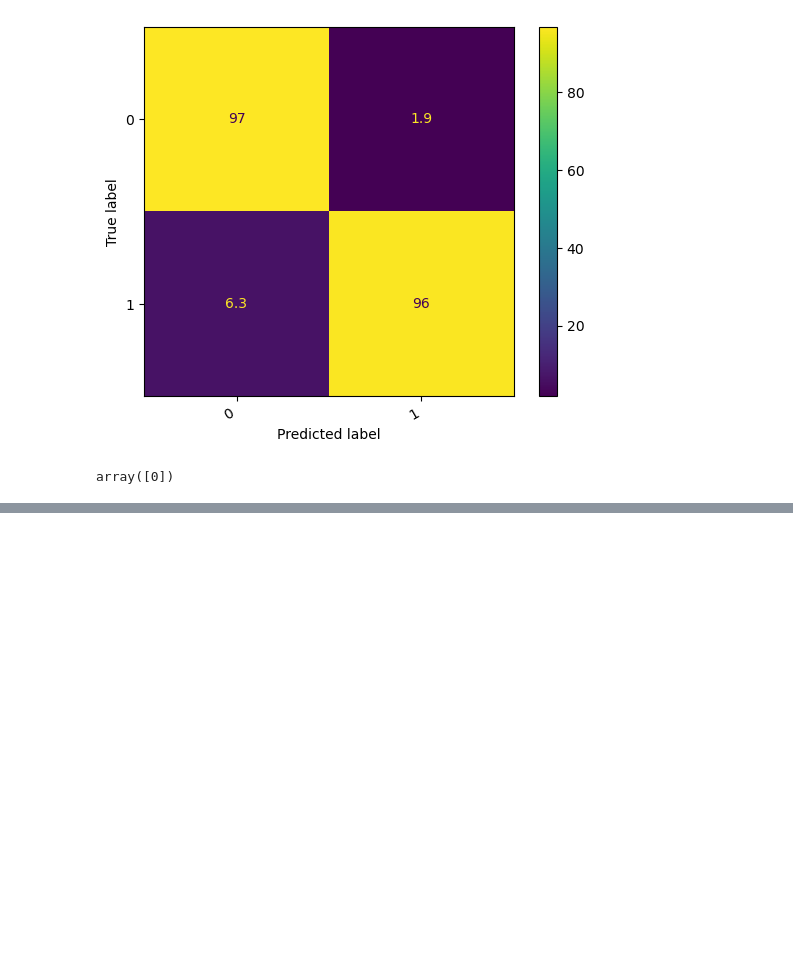
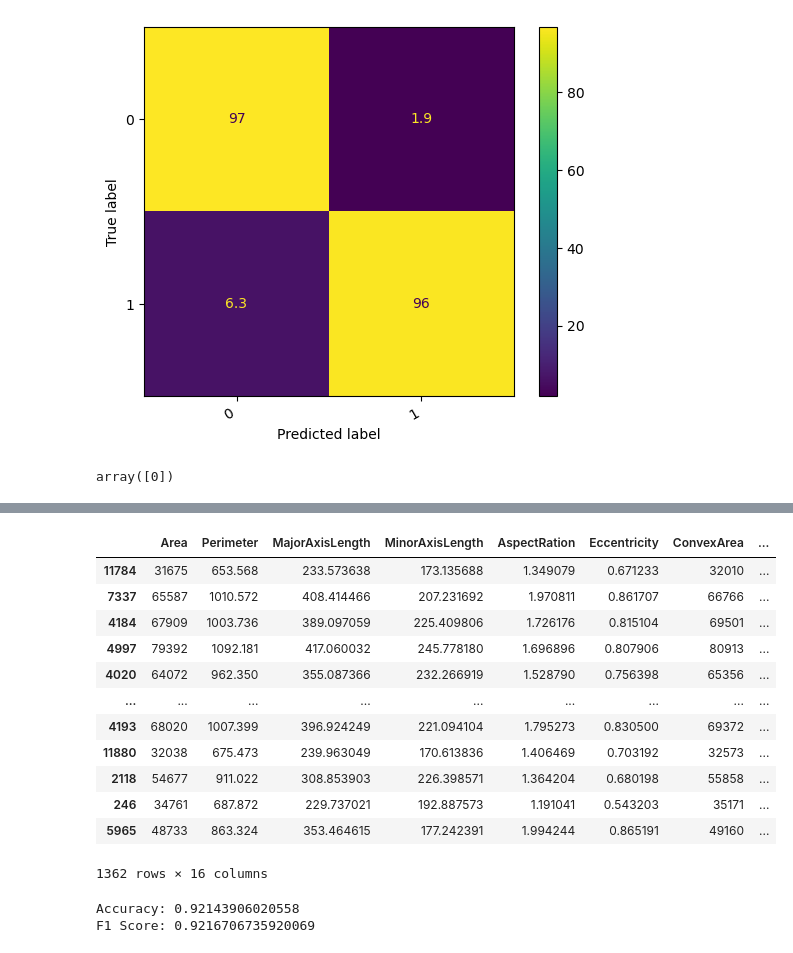
Before and after one commit to sierraporta/InteligenciaAnaliticaDeDatos_MinTIC, a Jupyter notebook: Notebooks/15_SupportVectorMachines.ipynb, the cells around one changed output, grey strips where cells are left out. Drawn from its saved outputs; the diff is of its cells as text; code cells hidden in the pictures; blank space fills up the shorter version.

```diff
--- a/Notebooks/15_SupportVectorMachines.ipynb
+++ b/Notebooks/15_SupportVectorMachines.ipynb
@@ -258,0 +310,4 @@ array([0])
+# %%
+# 2. Separar variables: un conjunto de independientes (X) y un conjunto de dependientes (y)
+X=datos.drop(columns="Class")
+y=datos["Class"]
@@ -258,0 +389,16 @@ array([0])
+# %%
+X_test
+# %% [output]
+|  | Area | Perimeter | MajorAxisLength | MinorAxisLength | AspectRation | Eccentricity | ConvexArea | ... |
+| 11784 | 31675 | 653.568 | 233.573638 | 173.135688 | 1.349079 | 0.671233 | 32010 | ... |
+| 7337 | 65587 | 1010.572 | 408.414466 | 207.231692 | 1.970811 | 0.861707 | 66766 | ... |
+| 4184 | 67909 | 1003.736 | 389.097059 | 225.409806 | 1.726176 | 0.815104 | 69501 | ... |
+| 4997 | 79392 | 1092.181 | 417.060032 | 245.778180 | 1.696896 | 0.807906 | 80913 | ... |
+| 4020 | 64072 | 962.350 | 355.087366 | 232.266919 | 1.528790 | 0.756398 | 65356 | ... |
+| ... | ... | ... | ... | ... | ... | ... | ... | ... |
+| 4193 | 68020 | 1007.399 | 396.924249 | 221.094104 | 1.795273 | 0.830500 | 69372 | ... |
+| 11880 | 32038 | 675.473 | 239.963049 | 170.613836 | 1.406469 | 0.703192 | 32573 | ... |
+| 2118 | 54677 | 911.022 | 308.853903 | 226.398571 | 1.364204 | 0.680198 | 55858 | ... |
+| 246 | 34761 | 687.872 | 229.737021 | 192.887573 | 1.191041 | 0.543203 | 35171 | ... |
+| 5965 | 48733 | 863.324 | 353.464615 | 177.242391 | 1.994244 | 0.865191 | 49160 | ... |
+1362 rows × 16 columns
@@ -258,0 +410,8 @@ array([0])
+# %%
+accuray = accuracy_score(y_pred, y_test)
+f1 = f1_score(y_pred, y_test, average="weighted")
+print("Accuracy:", accuray)
+print("F1 Score:", f1)
+# %% [output]
+Accuracy: 0.92143906020558
+F1 Score: 0.9216706735920069
```
Also changed, not shown: parts of 17 cells of this notebook.
